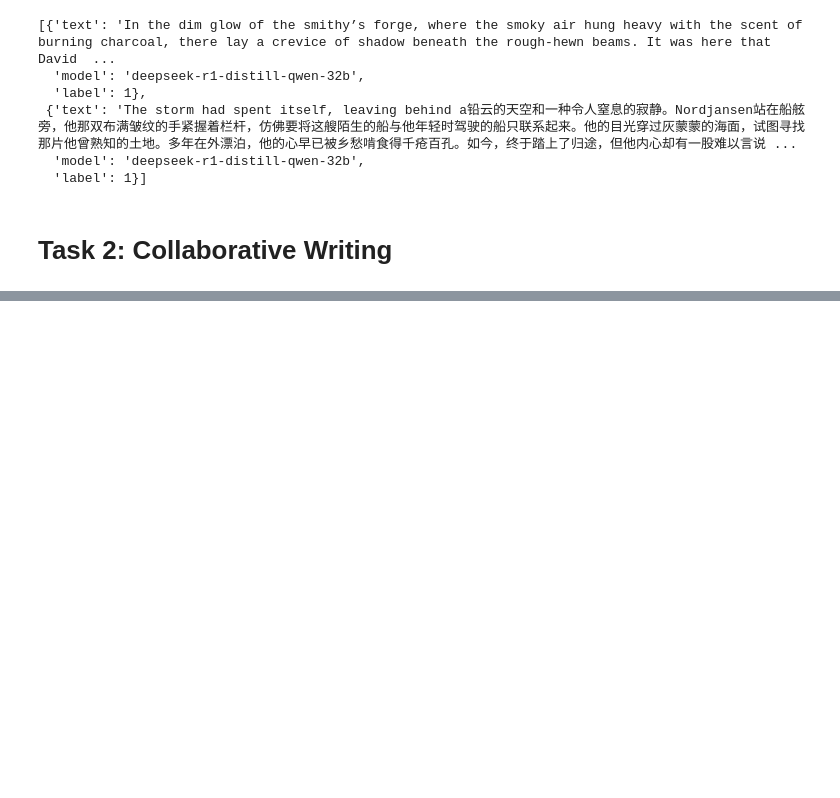
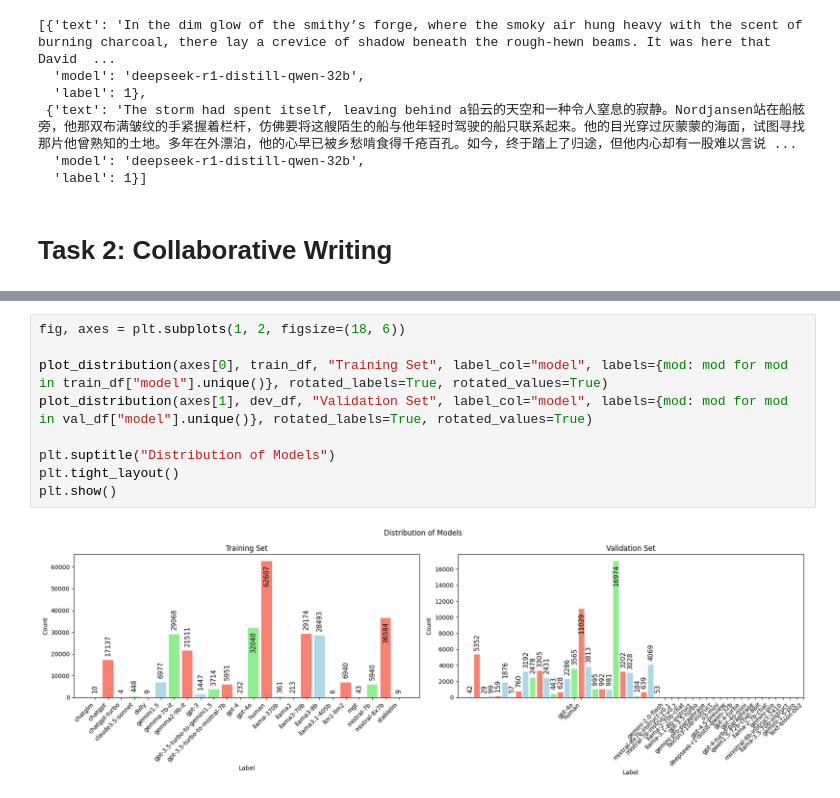
Before and after one commit to max-seeli/steely, a Jupyter notebook: src/steely/eda.ipynb, the cells around one changed output, grey strips where cells are left out. Drawn from its saved outputs; the diff is of its cells as text; blank space fills up the shorter version.

```diff
--- a/src/steely/eda.ipynb
+++ b/src/steely/eda.ipynb
@@ -189,0 +220,11 @@ shape: (5, 6)
+# %%
+fig, axes = plt.subplots(1, 2, figsize=(18, 6))
+
+plot_distribution(axes[0], train_df, "Training Set", label_col="model", labels={mod: mod for mod in train_df["model"].unique()}, rotated_labels=True, rotated_values=True)
+plot_distribution(axes[1], dev_df, "Validation Set", label_col="model", labels={mod: mod for mod in val_df["model"].unique()}, rotated_labels=True, rotated_values=True)
+
+plt.suptitle("Distribution of Models")
+plt.tight_layout()
+plt.show()
+# %% [output]
+[figure, added]
```
Also changed, not shown: parts of 17 cells of this notebook.
